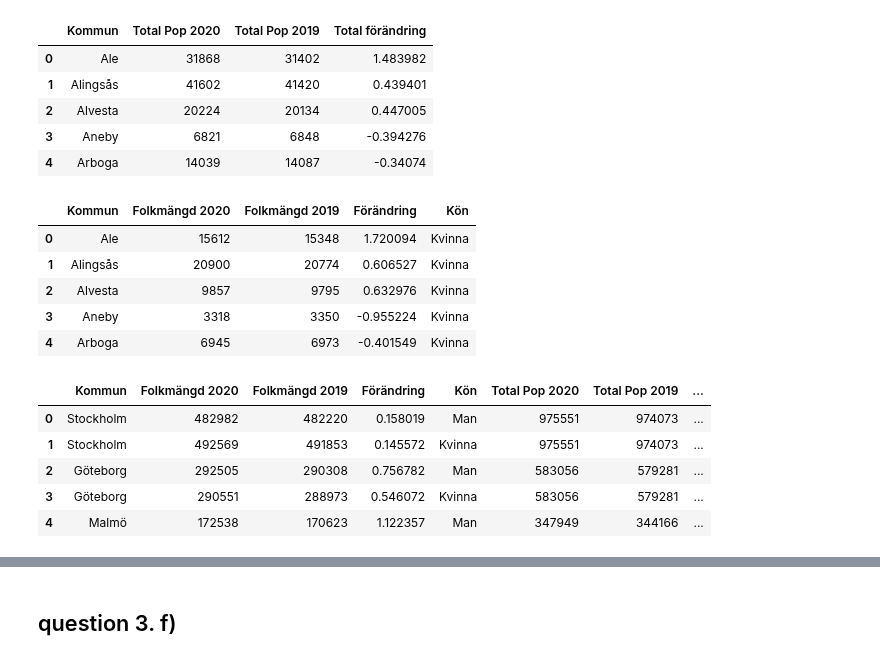
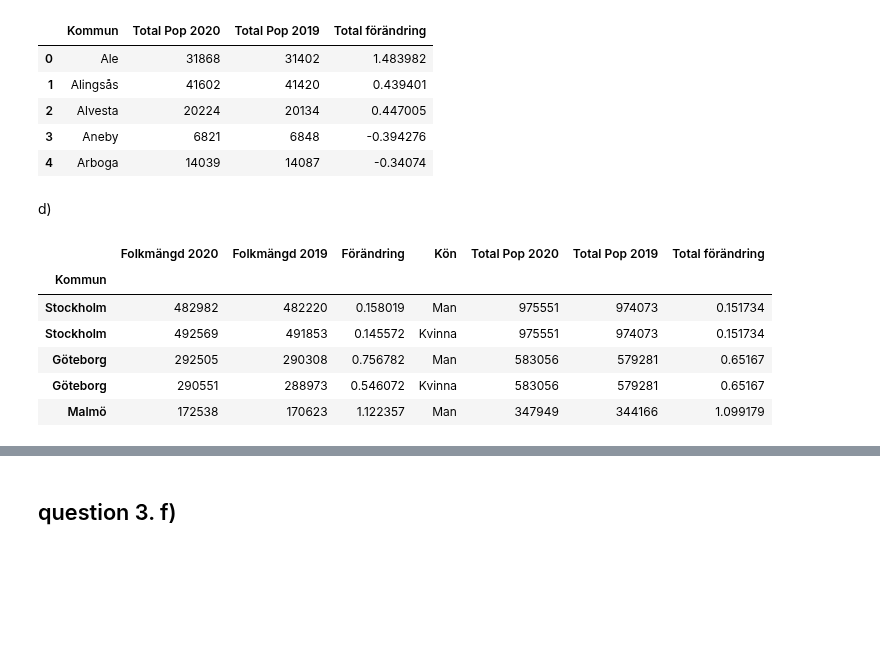
Before and after one commit to yuna-liu/Databehandling-Yuna-Liu, a Jupyter notebook: Exercises/E00_pandas_basic_syntax.ipynb, the cells around one changed output, grey strips where cells are left out. Saved outputs shown, nothing was run; the diff lists cells and outputs as text; code cells hidden in the pictures; blank space fills up the shorter version.

```diff
--- a/Exercises/E00_pandas_basic_syntax.ipynb
+++ b/Exercises/E00_pandas_basic_syntax.ipynb
@@ -501,6 +478,7 @@ def get_data_from_excel(path, my_sheet_name=None):
     return df
 # %%
 path = "../Data/komtopp50_2020.xlsx"
-df_kvinnor = get_data_from_excel(path, "Kvinnor")
-df_kvinnor.head()
+df_kvinna = get_data_from_excel(path, "Kvinnor")
+df_kvinna["Kön"]="Kvinna"
+df_kvinna.head()
 # %% [output]
@@ -513,4 +491,5 @@ df_kvinnor.head()
 # %%
 df_man = get_data_from_excel(path, "Män")
+df_man["Kön"]="Man"
 df_man.head()
 # %% [output]
@@ -523,6 +501,0 @@ df_man.head()
-# %%
-df_kvinnor = df_kvinnor.assign(Kön = "Kvinna")  # add new columnn to the end of a DataFrame
-df_man = df_man.assign(Kön = "Man")
-df_total = df_kvinnor.append(df_man)
-df_total.info()
-df_total.set_index("Kommun")
@@ -557,0 +504,3 @@ memory usage: 31.7+ KB
+# %%
+df_total = df_kvinna.append(df_man)
+df_total.head()
@@ -567,29 +542,22 @@ df2.head()
 | 2 | Alvesta | 20224 | 20134 | 0.447005 |
 | 3 | Aneby | 6821 | 6848 | -0.394276 |
 | 4 | Arboga | 14039 | 14087 | -0.34074 |
+# %% [markdown]
+d)
 # %%
 df_total = df_total.drop(["Rang 2020", "Rang 2019"], axis=1)
-df_total.head()
+df_merge = pd.merge(df_total, df2, how="outer", on=["Kommun"])
+df_merge = df_merge.sort_values(by=["Total Pop 2020", "Kön"], ascending=False)
+df_merge = df_merge.set_index("Kommun")
+df_merge.head()
 # %% [output]
-|  | Kommun | Folkmängd 2020 | Folkmängd 2019 | Förändring | Kön |
-| 0 | Ale | 15612 | 15348 | 1.720094 | Kvinna |
-| 1 | Alingsås | 20900 | 20774 | 0.606527 | Kvinna |
-| 2 | Alvesta | 9857 | 9795 | 0.632976 | Kvinna |
-| 3 | Aneby | 3318 | 3350 | -0.955224 | Kvinna |
-| 4 | Arboga | 6945 | 6973 | -0.401549 | Kvinna |
+|  | Folkmängd 2020 | Folkmängd 2019 | Förändring | Kön | Total Pop 2020 | Total Pop 2019 | Total förändring |
+| Kommun |  |  |  |  |  |  |  |
+| Stockholm | 482982 | 482220 | 0.158019 | Man | 975551 | 974073 | 0.151734 |
+| Stockholm | 492569 | 491853 | 0.145572 | Kvinna | 975551 | 974073 | 0.151734 |
+| Göteborg | 292505 | 290308 | 0.756782 | Man | 583056 | 579281 | 0.65167 |
+| Göteborg | 290551 | 288973 | 0.546072 | Kvinna | 583056 | 579281 | 0.65167 |
+| Malmö | 172538 | 170623 | 1.122357 | Man | 347949 | 344166 | 1.099179 |
-# %%
-df_merge = pd.merge(df_total, df2, how="outer", on=["Kommun"])
-df_merge = df_merge.sort_values(by=["Total Pop 2020", "Kön"], ascending=False)
-df_merge = df_merge.reset_index(drop=True)
-df_merge.head()
-# can I bar plot from this dataframe?
-# %% [output]
-|  | Kommun | Folkmängd 2020 | Folkmängd 2019 | Förändring | Kön | Total Pop 2020 | Total Pop 2019 | ... |
-| 0 | Stockholm | 482982 | 482220 | 0.158019 | Man | 975551 | 974073 | ... |
-| 1 | Stockholm | 492569 | 491853 | 0.145572 | Kvinna | 975551 | 974073 | ... |
-| 2 | Göteborg | 292505 | 290308 | 0.756782 | Man | 583056 | 579281 | ... |
-| 3 | Göteborg | 290551 | 288973 | 0.546072 | Kvinna | 583056 | 579281 | ... |
-| 4 | Malmö | 172538 | 170623 | 1.122357 | Man | 347949 | 344166 | ... |
 # %%
 import matplotlib.pyplot as plt
 import seaborn as sns
```
Also changed, not shown: parts of 38 cells of this notebook.
